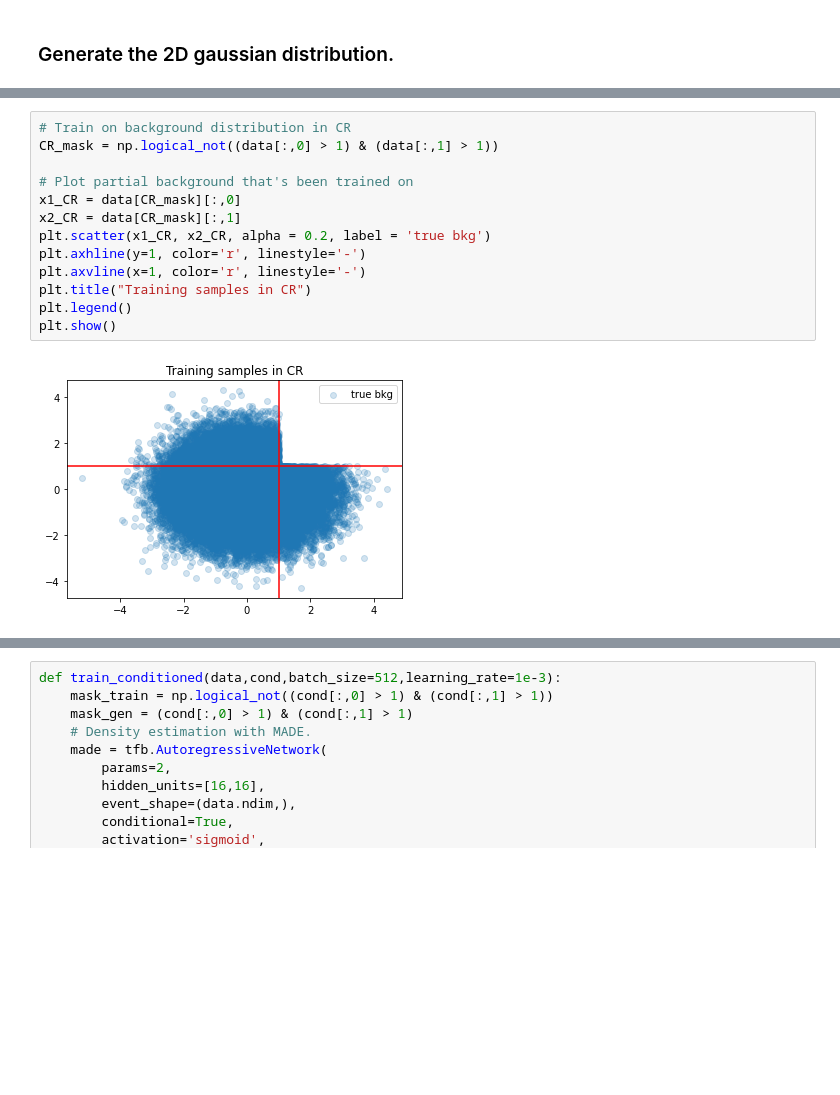
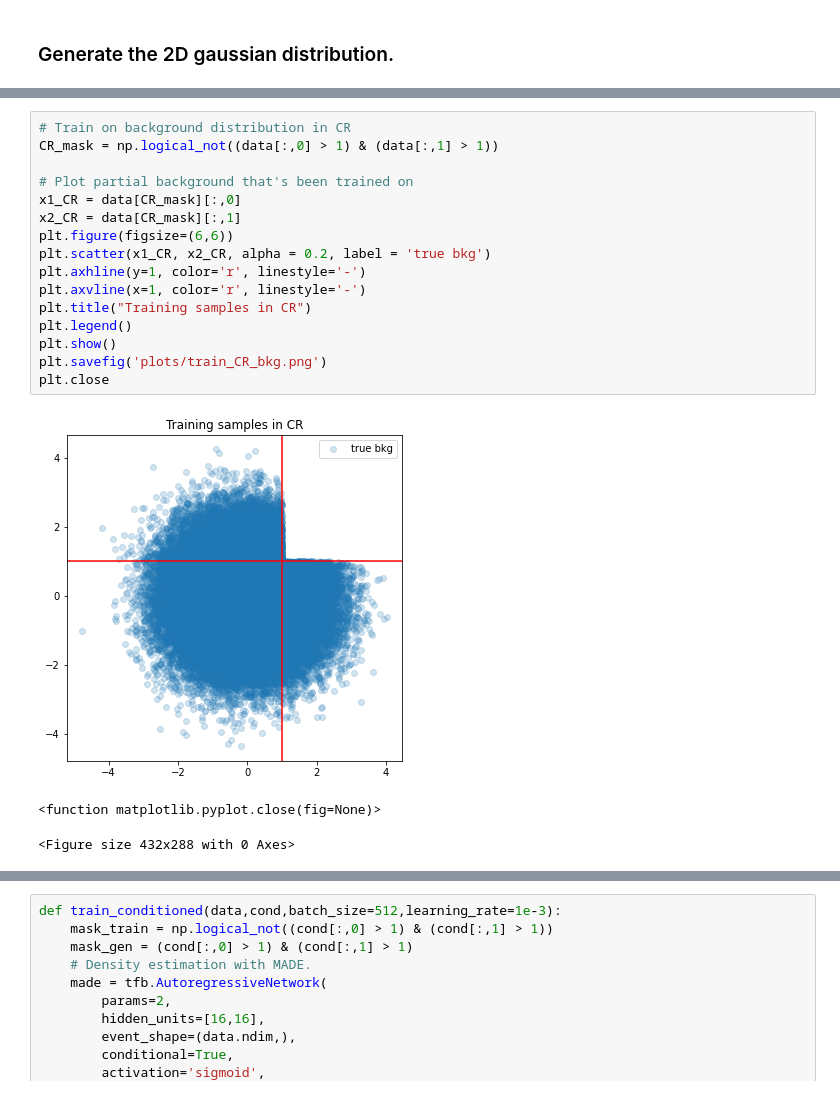
Before and after one commit to hep-lbdl/non-resonant-AD-extrapolation, a Jupyter notebook: Example.ipynb, the cells around one changed output, grey strips where cells are left out. Drawn from its saved outputs; the diff is of its cells as text; blank space fills up the shorter version.

```diff
--- a/Example.ipynb
+++ b/Example.ipynb
@@ -117,16 +119,21 @@ plt.show()
 # %%
 # Train on background distribution in CR
 CR_mask = np.logical_not((data[:,0] > 1) & (data[:,1] > 1))
 
 # Plot partial background that's been trained on
 x1_CR = data[CR_mask][:,0]
 x2_CR = data[CR_mask][:,1]
+plt.figure(figsize=(6,6))
 plt.scatter(x1_CR, x2_CR, alpha = 0.2, label = 'true bkg')
 plt.axhline(y=1, color='r', linestyle='-')
 plt.axvline(x=1, color='r', linestyle='-')
 plt.title("Training samples in CR")
 plt.legend()
 plt.show()
+plt.savefig('plots/train_CR_bkg.png')
+plt.close
 # %% [output]
-[figure, old version]
+[figure, new version]
+<function matplotlib.pyplot.close(fig=None)>
+<Figure size 432x288 with 0 Axes>
 # %%
```
Also changed, not shown: parts of 35 cells of this notebook, 1 other file.
